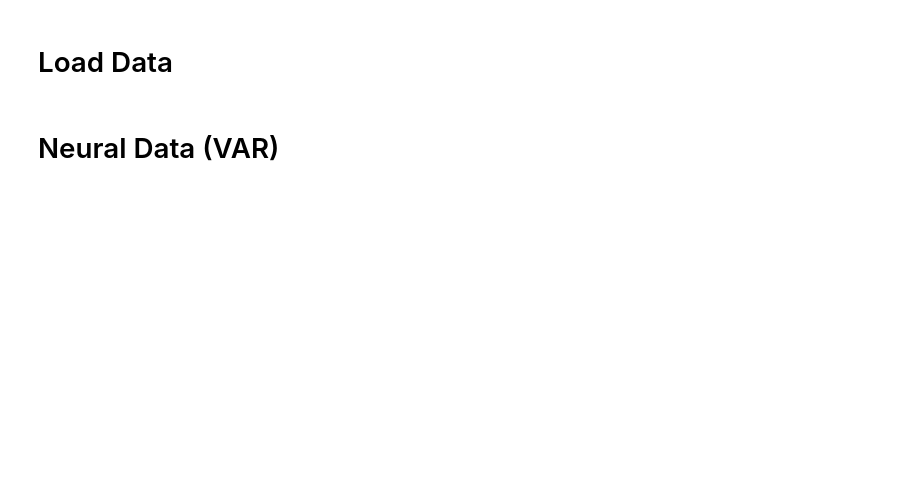
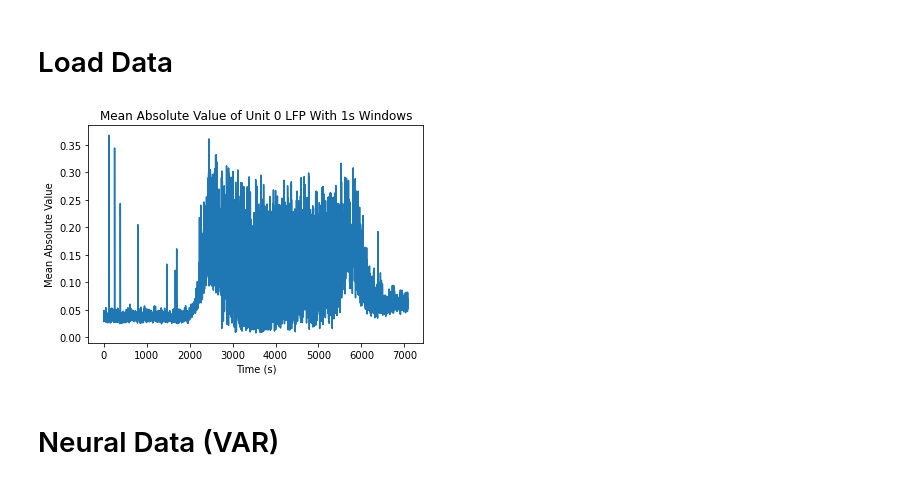
Before and after one commit to adamjeisen/ChaoticConsciousness, a Jupyter notebook: _sandbox/reservoir_computing/2021-08-06 - Testing Out Tools With PCA.ipynb, the cells around one changed output. Saved outputs shown, nothing was run; the diff lists cells and outputs as text; code cells hidden in the pictures; blank space fills up the shorter version.

```diff
--- a/_sandbox/reservoir_computing/2021-08-06 - Testing Out Tools With PCA.ipynb
+++ b/_sandbox/reservoir_computing/2021-08-06 - Testing Out Tools With PCA.ipynb
@@ -30,3 +39,11 @@ lfp = f['lfp']
+# %%
+plt.plot(np.arange(num_win)*window, mean_absolute_value)
+plt.xlabel('Time (s)')
+plt.ylabel('Mean Absolute Value')
+plt.title(f'Mean Absolute Value of Unit {unit_index} LFP With {window}s Windows')
+plt.show()
+# %% [output]
+[figure, added]
 # %% [markdown]
 # Neural Data (VAR)
 # %%
```
Also changed, not shown: parts of 13 cells of this notebook, 2 other files.
